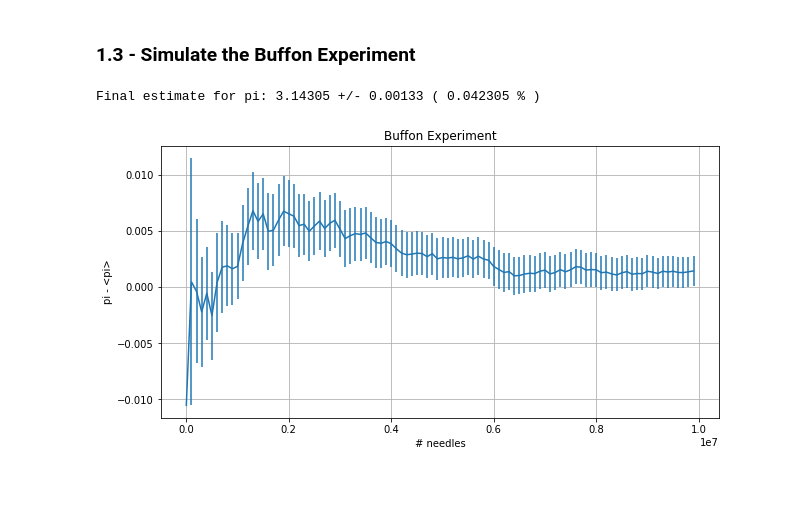
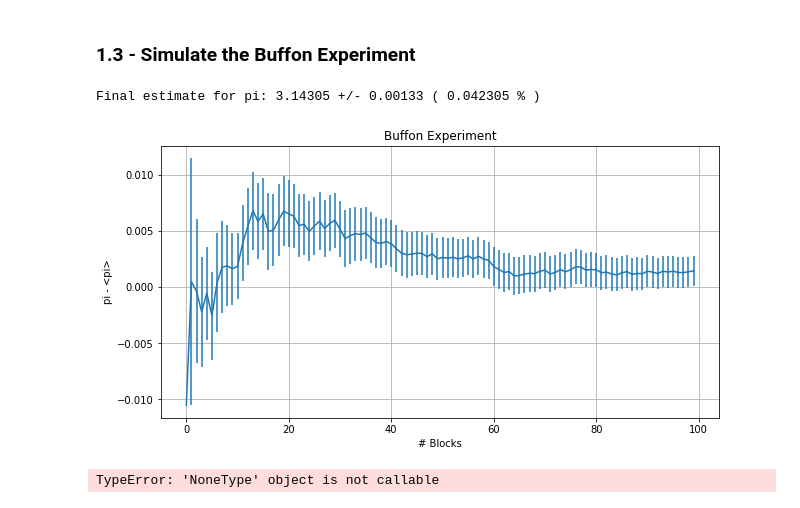
Before and after one commit to edoardodraetta/lsn_esercizi, a Jupyter notebook: Esercizio_1.ipynb, the cells around one changed output. Saved outputs shown, nothing was run; the diff lists cells and outputs as text; code cells hidden in the pictures.

```diff
--- a/Esercizio_1.ipynb
+++ b/Esercizio_1.ipynb
@@ -185,24 +185,24 @@ plt.show()
 # %%
 datafile = "./data/stats_1.3.dat"
 pi_est, err = np.loadtxt(datafile, usecols=(0,2), delimiter=' ', unpack='true')
 
 pi_result = pi_est[99]
 pi_error = err[99]
 pi_perror = round(pi_error/pi_result * 100,6)
 pi_error = round(err[99],6)
 print('Final estimate for pi:', pi_result,
       '+/-', pi_error, '(', pi_perror, '% )')
 
 x = np.arange(100)
-x *= int(10000000/100)
 plt.figure(figsize=(10, 5))
 plt.errorbar(x, pi_est-np.pi, yerr=err)
-plt.xlabel('# needles')
+plt.xlabel('# Blocks')
 plt.ylabel('pi - <pi>')
 plt.title("Buffon Experiment")
 plt.grid(True)
 # plt.savefig("./figs/1.3.png")
-plt.plot()
+plt.show()()
 # %% [output]
 Final estimate for pi: 3.14305 +/- 0.00133 ( 0.042305 % )
-[figure, old version]
+[figure, new version]
+TypeError: 'NoneType' object is not callable
```
Also changed, not shown: 14 other files.
